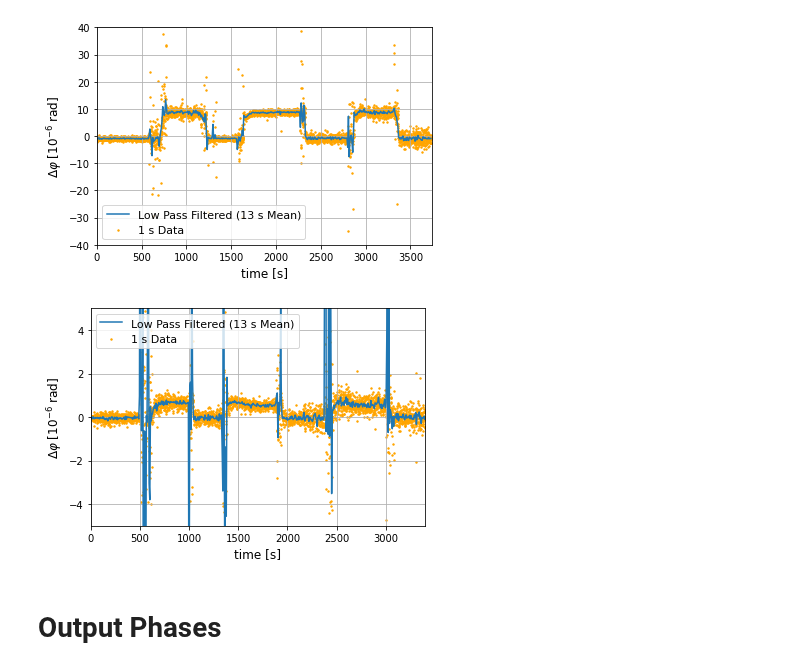
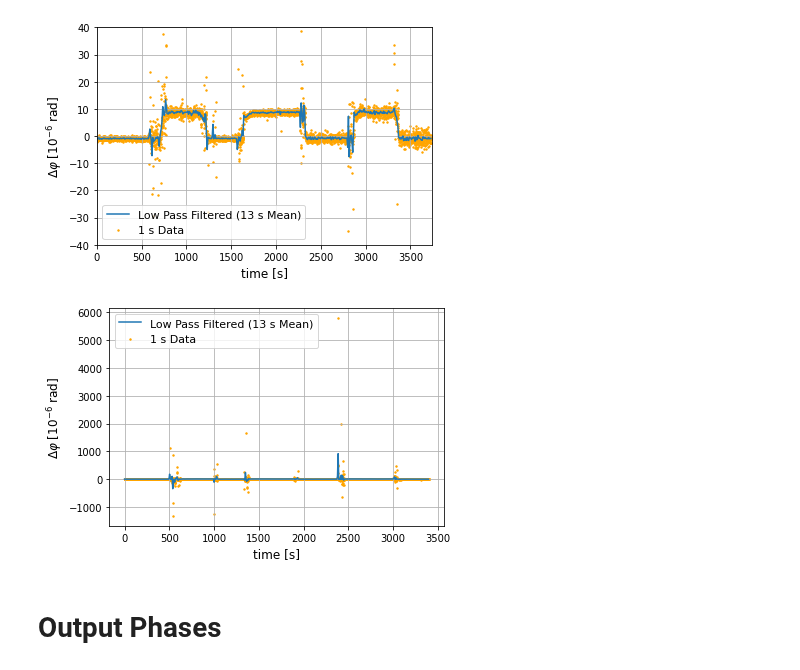
Before and after one commit to bilaljo/MiniPTI, a Jupyter notebook: notebooks/pti.ipynb, the cells around one changed output. Cells and saved outputs as stored; diff of their text form; code cells hidden in the pictures.

```diff
--- a/notebooks/pti.ipynb
+++ b/notebooks/pti.ipynb
@@ -56,7 +56,7 @@ plt.show()
 # %%
 time = np.arange(len(decimation_data_mmi["RMS CH1"]))
 for channel in range(1, 4):
-    plt.scatter(time, decimation_data_mmi[f"RMS CH{channel}"], label=f"Detector {channel}", s=2)
+    plt.scatter(time, decimation_data_mmi[f"RMS CH{channel}"] * 10, label=f"Detector {channel}", s=2)
 plt.xlabel("Time [s]", fontsize=12)
 plt.ylabel("RMS [V]", fontsize=12)
 plt.grid()
@@ -290,18 +290,19 @@ pti_mmi = calculate_pti_signal(root_mean_square=np.array([decimation_data_mmi[f"
                                      phases=phases_mmi_coupler, phase_scan=phase_scan, response_phases=np.array(response_phase_mmi),
                                      output_phases=np.array([0, 1.863, 3.769]))
 #pti_mmi = pti_mmi / np.sum(data, axis=1)
-pti_mean_mmi = np.mean(np.array(pti_mmi).reshape(-1, 7), axis=1)
+pti_mean_mmi = list(filter(lambda x: abs(x) < 50, pti_mmi))
+pti_mean_mmi = np.mean(np.array(pti_mean_mmi).reshape(-1, 15), axis=1)
 time_mean = np.arange(pti_mean_mmi.size)
-time_mean *= 7
+time_mean *= 15
 # %%
-plt.plot(time_mean, -pti_mean_mmi, label="Low Pass Filtered (13 s Mean)")
-plt.scatter(range(len(pti_mmi)), -pti_mmi, color="orange", s=2, label="1 s Data")
+plt.plot(time_mean, -10 * pti_mean_mmi, label="Low Pass Filtered (13 s Mean)")
+plt.scatter(range(len(pti_mmi)), -10 * pti_mmi, color="orange", s=2, label="1 s Data")
 plt.grid()
-plt.axis([0, len(pti_mmi), -5, 5])
+#plt.axis([0, len(pti_mmi), -50, 50])
 plt.xlabel("time [s]", fontsize=12)
 plt.ylabel(r"$\Delta\varphi$ [$10^{-6}$ rad]", fontsize=12)
 plt.legend(fontsize=11)
 plt.show()
 # %% [output]
-[figure, old version]
+[figure, new version]
 # %%
```
Also changed, not shown: parts of 3 cells of this notebook, 1 other file.
